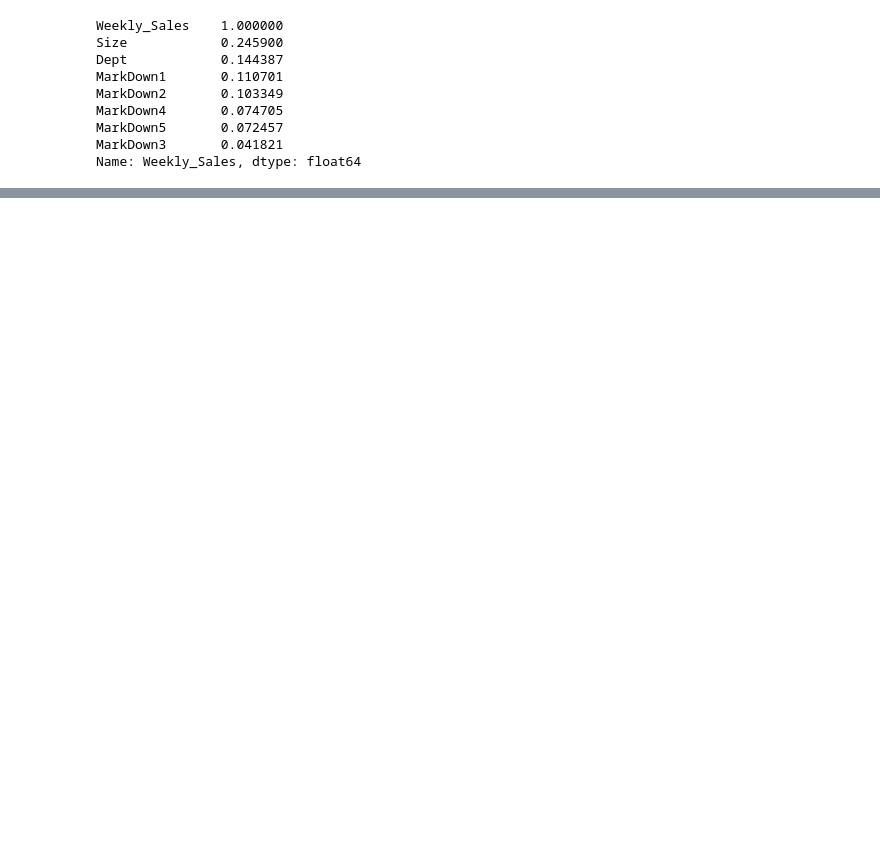
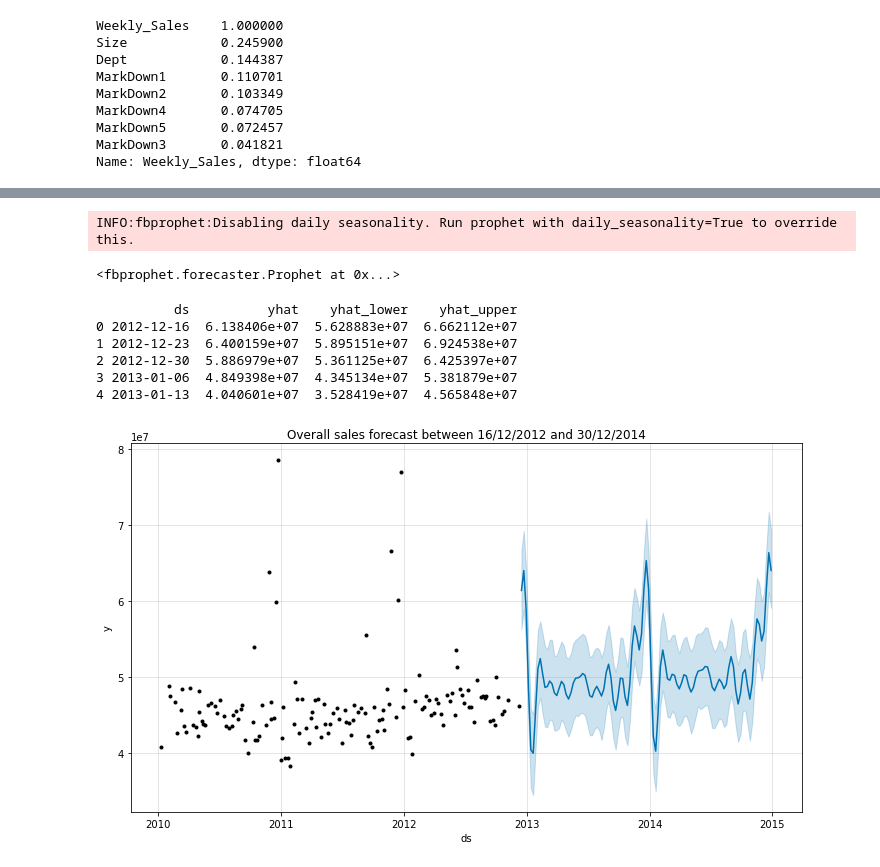
Before and after one commit to duong-nguyen-elu/ELU-Assignments, a Jupyter notebook: M6W6 Assignment.ipynb, the cells around one changed output, grey strips where cells are left out. Drawn from its saved outputs; the diff is of its cells as text; code cells hidden in the pictures; blank space fills up the shorter version.

```diff
--- a/M6W6 Assignment.ipynb
+++ b/M6W6 Assignment.ipynb
@@ -1401,0 +1268,8 @@ fig.show()
+# %%
+#Data Preparation for Fbprophet
+
+df1 = training.groupby(by=['Date'], as_index=False)['Weekly_Sales'].sum()
+
+df1 = df1.rename(columns = {'Date':'ds', 'Weekly_Sales':'y'})
+
+df1.tail()
@@ -1401,0 +1283,29 @@ fig.show()
+# %%
+# define the model
+model = Prophet(seasonality_mode = 'multiplicative')
+# fit the model
+model.fit(df1)
+# %% [output]
+INFO:fbprophet:Disabling daily seasonality. Run prophet with daily_seasonality=True to override this.
+<fbprophet.forecaster.Prophet at 0x...>
+# %%
+#Range of weeks for forecast
+future_dates = pd.date_range("20121216","20141230", freq='W')
+future_dates = [pd.to_datetime(i) for i in future_dates]
+future = pd.DataFrame([dt.datetime.strftime(i, '%Y-%m-%d') for i in future_dates],  columns=['ds'])
+# %%
+forecast = model.predict(future)
+
+print(forecast[['ds', 'yhat', 'yhat_lower', 'yhat_upper']].head())
+# plot forecast
+model.plot(forecast)
+plt.title('Overall sales forecast between 16/12/2012 and 30/12/2014')
+plt.show()
+# %% [output]
+          ds          yhat    yhat_lower    yhat_upper
+0 2012-12-16  6.138406e+07  5.628883e+07  6.662112e+07
+1 2012-12-23  6.400159e+07  5.895151e+07  6.924538e+07
+2 2012-12-30  5.886979e+07  5.361125e+07  6.425397e+07
+3 2013-01-06  4.849398e+07  4.345134e+07  5.381879e+07
+4 2013-01-13  4.040601e+07  3.528419e+07  4.565848e+07
+[figure, added]
```
Also changed, not shown: parts of 100 cells of this notebook.
